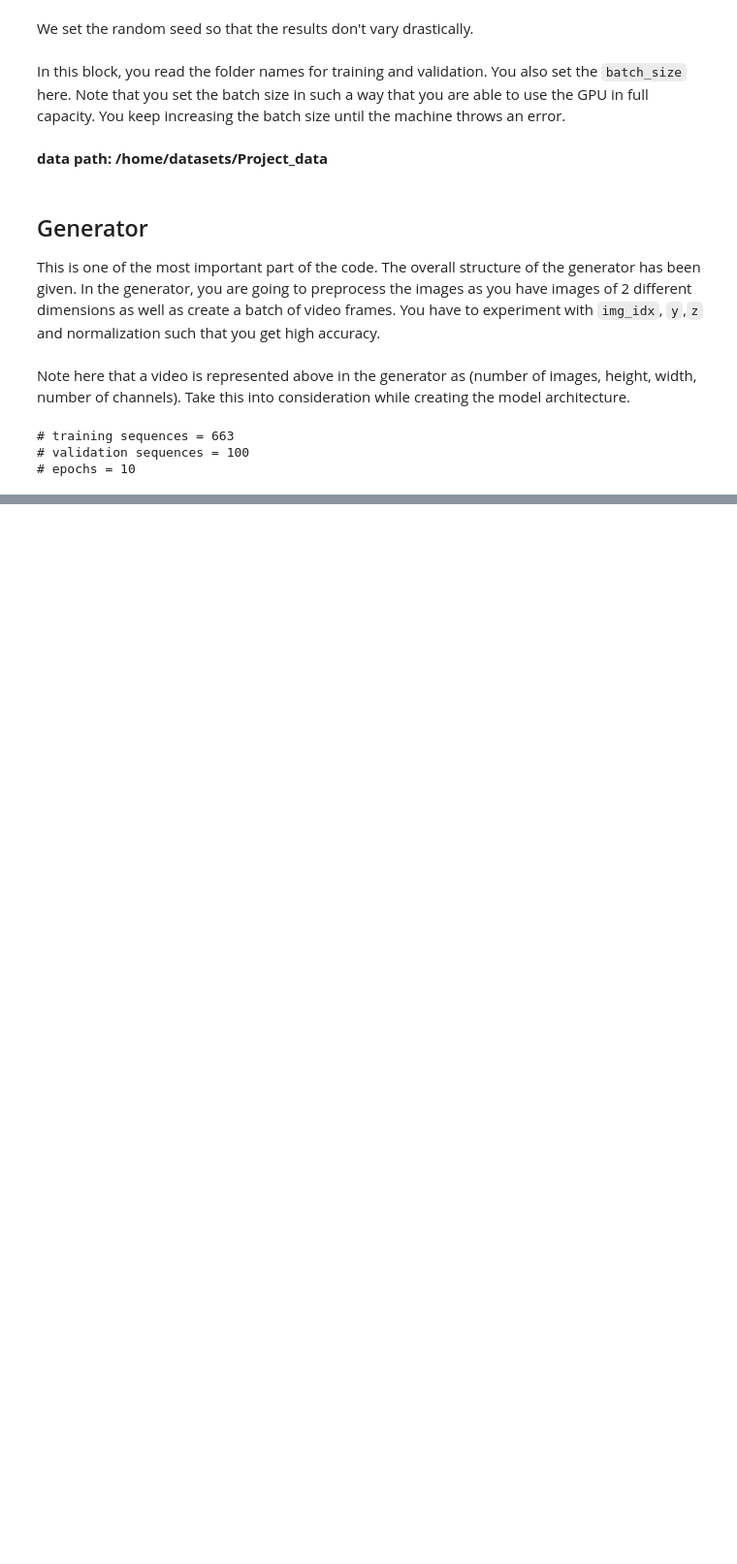
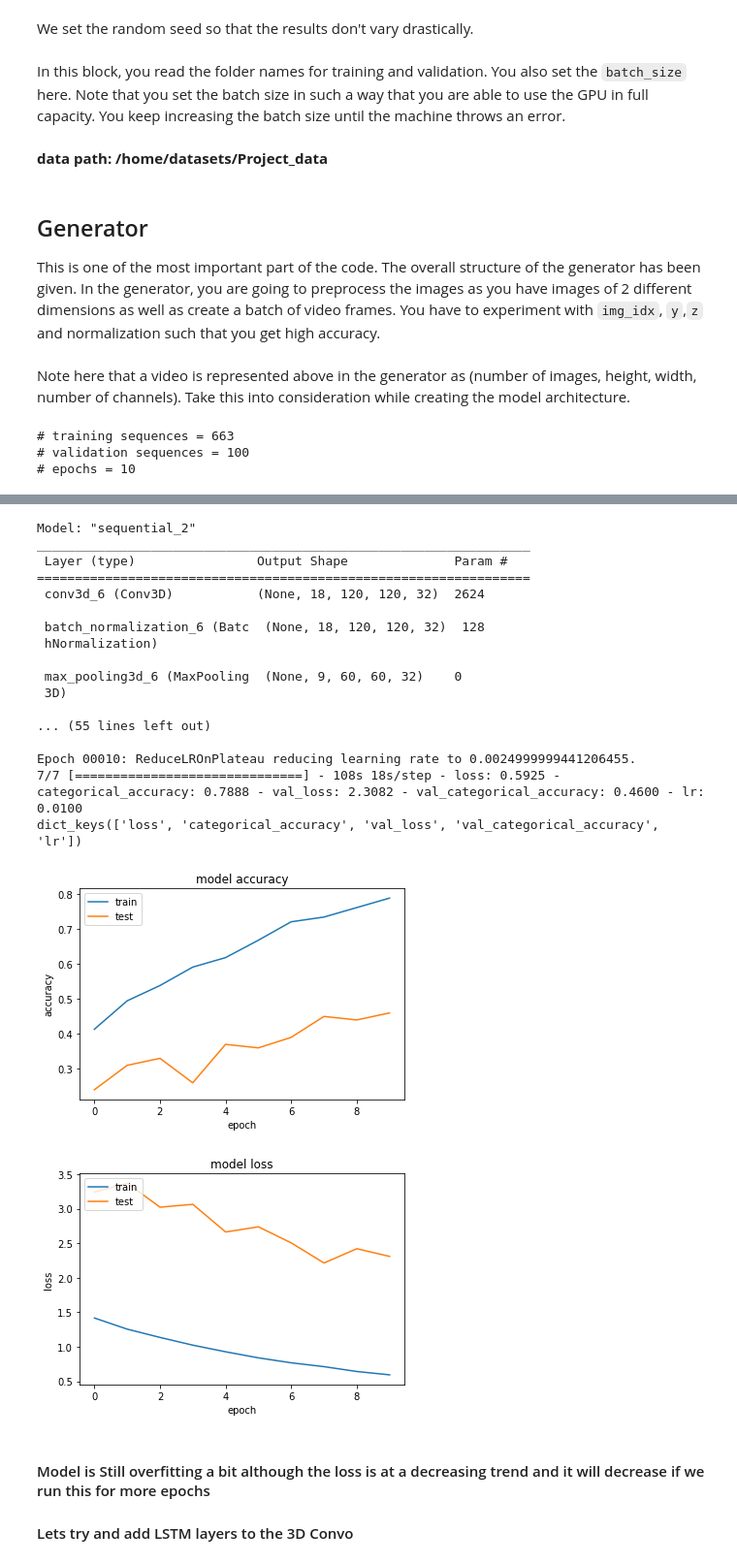
Before and after one commit to utsav-autoweb/gesture-recognition, a Jupyter notebook: utsav_monika_solution.ipynb, the cells around one changed output, grey strips where cells are left out. Shown: that part at 97% size. Cells and saved outputs as stored; diff of their text form; code cells hidden in the pictures; blank space fills up the shorter version.

```diff
--- a/utsav_monika_solution.ipynb
+++ b/utsav_monika_solution.ipynb
@@ -603,0 +382,27 @@ InvalidArgumentError:  logits and labels must be broadcastable: logits_size=[0,5
+# %%
+# Tryig to ru the same with full data for 5 epochs
+
+train_model(model, 'Convo3D', 'convo3D-model3', 10, False )
+# %% [output]
+Model: "sequential_2"
+_________________________________________________________________
+ Layer (type)                Output Shape              Param #
+=================================================================
+ conv3d_6 (Conv3D)           (None, 18, 120, 120, 32)  2624
+
+ batch_normalization_6 (Batc  (None, 18, 120, 120, 32)  128
+ hNormalization)
+
+ max_pooling3d_6 (MaxPooling  (None, 9, 60, 60, 32)    0
+ 3D)
+
+... (55 lines left out)
+
+Epoch 00010: ReduceLROnPlateau reducing learning rate to 0.0024999999441206455.
+7/7 [==============================] - 108s 18s/step - loss: 0.5925 - categorical_accuracy: 0.7888 - val_loss: 2.3082 - val_categorical_accuracy: 0.4600 - lr: 0.0100
+dict_keys(['loss', 'categorical_accuracy', 'val_loss', 'val_categorical_accuracy', 'lr'])
+[figure, added]
+[figure, added]
+# %% [markdown]
+#### Model is Still overfitting a bit although the loss is at a decreasing trend and it will decrease if we run this for more epochs
+#### Lets try and add LSTM layers to the 3D Convo
```
Also changed, not shown: parts of 52 cells of this notebook.
